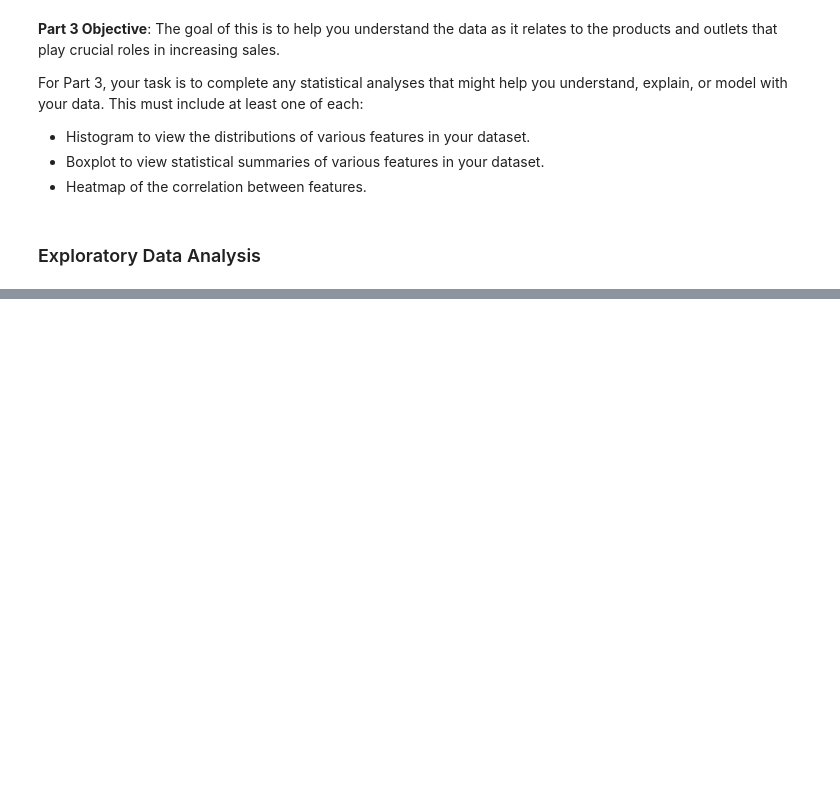
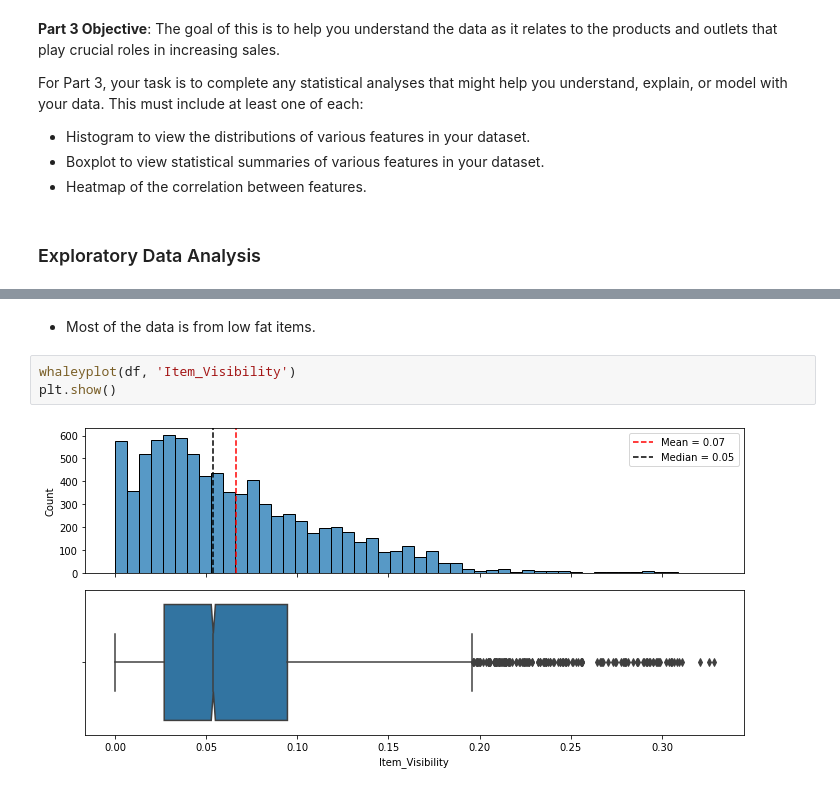
Before and after one commit to osluder/food-sales-predictions, a Jupyter notebook: food-sales-predictions.ipynb, the cells around one changed output, grey strips where cells are left out. Cells and saved outputs as stored; diff of their text form; blank space fills up the shorter version.

```diff
--- a/food-sales-predictions.ipynb
+++ b/food-sales-predictions.ipynb
@@ -500,0 +604,7 @@ There is a moderate positive correlation between the item outlet sales and an it
+# %% [markdown]
+* Most of the data is from low fat items.
+# %%
+whaleyplot(df, 'Item_Visibility')
+plt.show()
+# %% [output]
+[figure, added]
```
Also changed, not shown: parts of 149 cells of this notebook, 1 other file.
